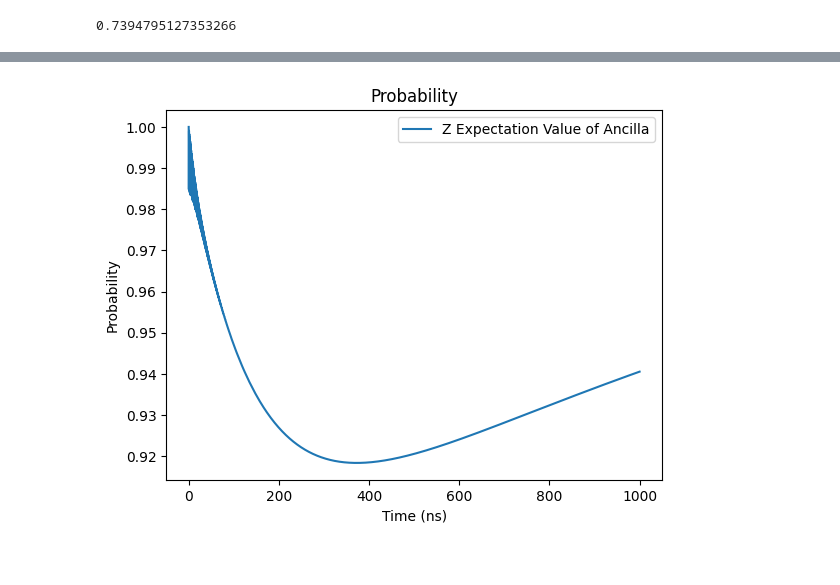
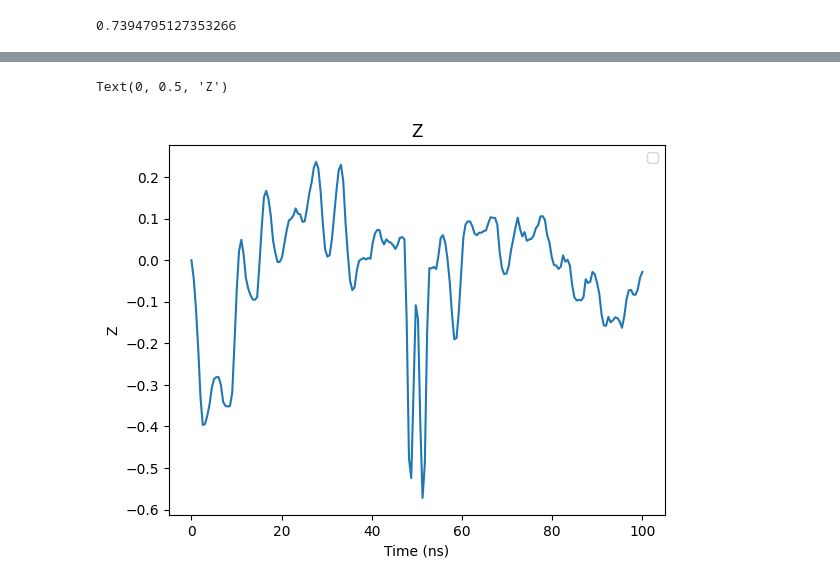
Before and after one commit to BrainConnection/Dynamical_Decoupling_Project, a Jupyter notebook: Dual Rail Erasure Qubit Reproduce.ipynb, the cells around one changed output, grey strips where cells are left out. Drawn from its saved outputs; the diff is of its cells as text; code cells hidden in the pictures.

```diff
--- a/Dual Rail Erasure Qubit Reproduce.ipynb
+++ b/Dual Rail Erasure Qubit Reproduce.ipynb
@@ -301,37 +312,5 @@ def Pink_Noise_Create_2(min_freq, freq_repeat, t_srt, t_end, t_repeat, t_shift,
 
   return f
-# %%
-def Pink_Noise_1(args):
-
-  min_freq = args['min_freq']
-  freq_repeat = args['freq_repeat']
-  mu = args['mu']
-  sigma = args['sigma']
-  A = args['A_noise1']
-
-  t_srt = args['t_srt']
-  t_end = args['t_end']
-  t_repeat = args['t_repeat']
-  t_shift = args['t_shift']
-
-
-  return Pink_Noise_Create_1(min_freq, freq_repeat, t_srt, t_end, t_repeat, t_shift, mu, sigma, A)
-# %%
-def Pink_Noise_2(args):
-
-  min_freq = args['min_freq']
-  freq_repeat = args['freq_repeat']
-  mu = args['mu']
-  sigma = args['sigma']
-  A = args['A_noise2']
-
-  t_srt = args['t_srt']
-  t_end = args['t_end']
-  t_repeat = args['t_repeat']
-  t_shift = args['t_shift']
-
-
-  return Pink_Noise_Create_2(min_freq, freq_repeat, t_srt, t_end, t_repeat, t_shift, mu, sigma, A)
 # %%
 def func(t, b, a):
     return b + a * t
@@ -340,9 +319,9 @@ min_freq = 0.0001
 freq_repeat = 10000
 t_shift = 0
 
-t_repeat = 200000
+t_repeat = 200
 t_srt = 0
-t_end = 100000
+t_end = 100
 
 mu = 0
 sigma = 1
@@ -440,7 +419,7 @@ sy_dressed = (-1j)*state0L*state1L.dag() + (+1j)*state1L*state0L.dag()
 sz_dressed = state0L*state0L.dag() - state1L*state1L.dag()
 
 
-op_list = [sx_1, sy_1, sz_1, sx_2, sy_2, sz_2, sx_dressed, sy_dressed, sz_dressed, proj00, proj01, proj10, proj11, proj0L, proj1L]
+op_list = [sx_dressed, sy_dressed, sz_dressed, proj00, proj01, proj10, proj11, proj0L, proj1L]
 
 H0 = -0.5*omega_q1*tensor(sz, qeye(2)) -0.5*omega_q2*tensor(qeye(2), sz) + g12*(tensor(sp, sm) + tensor(sm, sp))
 H1 = sx_dressed
@@ -513,10 +543,10 @@ for k in range(20):
 # %%
 # Plot Results
 
-plt.plot(tlist, result4.expect[6], label="Z Expectation Value of Ancilla")
+plt.plot(tlist, result.expect[2])
 
 plt.legend()
-plt.title('Probability')
+plt.title('Z')
 plt.xlabel('Time (ns)')
-plt.ylabel('Probability')
+plt.ylabel('Z')
 # %% [output]
@@ -524 +554,2 @@ Text(0, 0.5, 'Probability')
+Text(0, 0.5, 'Z')
-[figure, old version]
+[figure, new version]
```
Also changed, not shown: parts of 53 cells of this notebook.
